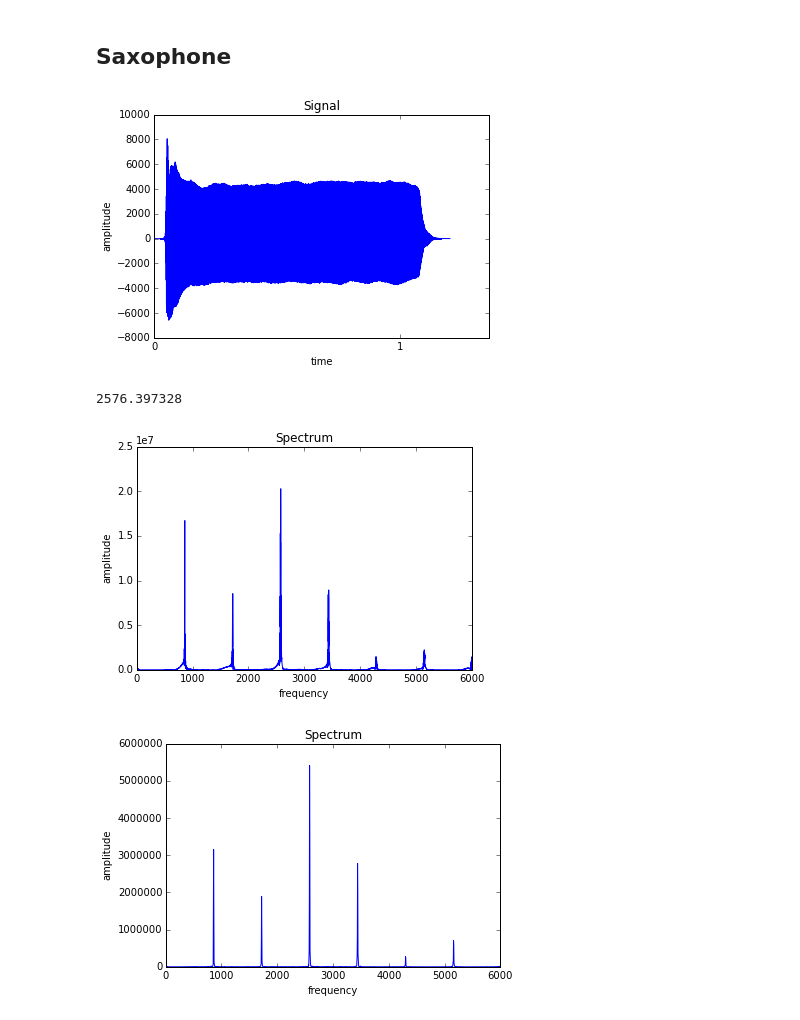
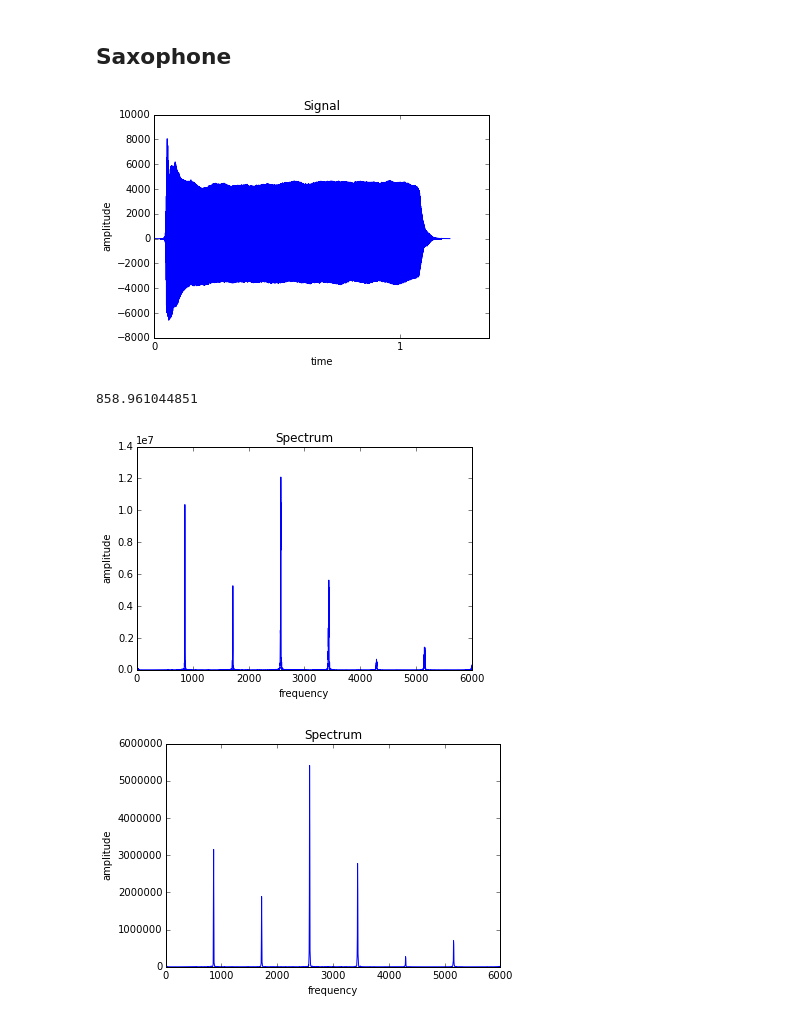
Before and after one commit to bertschingert/cs328-final, a Jupyter notebook: Data for Instruments.ipynb, the cells around one changed output. Saved outputs shown, nothing was run; the diff lists cells and outputs as text; code cells hidden in the pictures.

```diff
--- a/Data for Instruments.ipynb
+++ b/Data for Instruments.ipynb
@@ -41,18 +41,18 @@ au.graph_signal(s_g, 16)
 # f_s = au.read_wav_mono('audio_files/saxophone/saxophone_A4_15_forte_normal.wav')
 f_s = au.read_wav_mono('audio_files/saxophone/saxophone_A5_15_fortissimo_normal.wav')
 au.graph_signal(f_s)
-print(ap.fundamental(f_s))
+print(ap.fundamental(f_s[:44100]))
 # %% [output]
 [figure]
-2576.397328
+858.961044851
 # %%
 step= int(44100 / 4)
 start = 11025
 chunk_s = f_s[start:start+step]
-s_s = fft.rfft(f_s)
+s_s = fft.rfft(ap.hann_window(f_s[:44100]))
 au.graph_fft(s_s, 6000)
 # %% [output]
-[figure, old version]
+[figure, new version]
 # %%
 w_s = ap.hann_window(chunk_s)
 s_s = fft.rfft(w_s)
```
Also changed, not shown: parts of 1 cell of this notebook, 9 other files.
